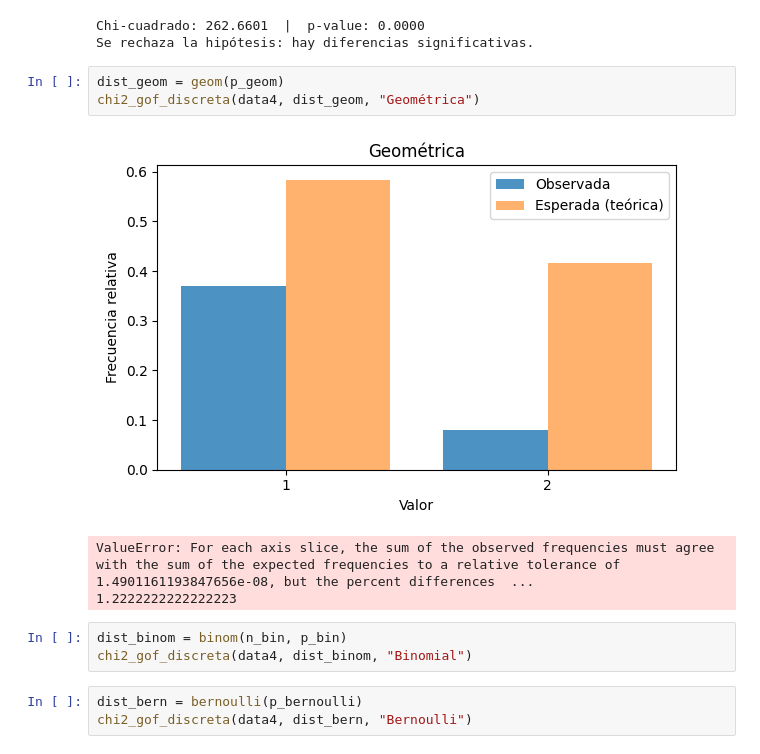
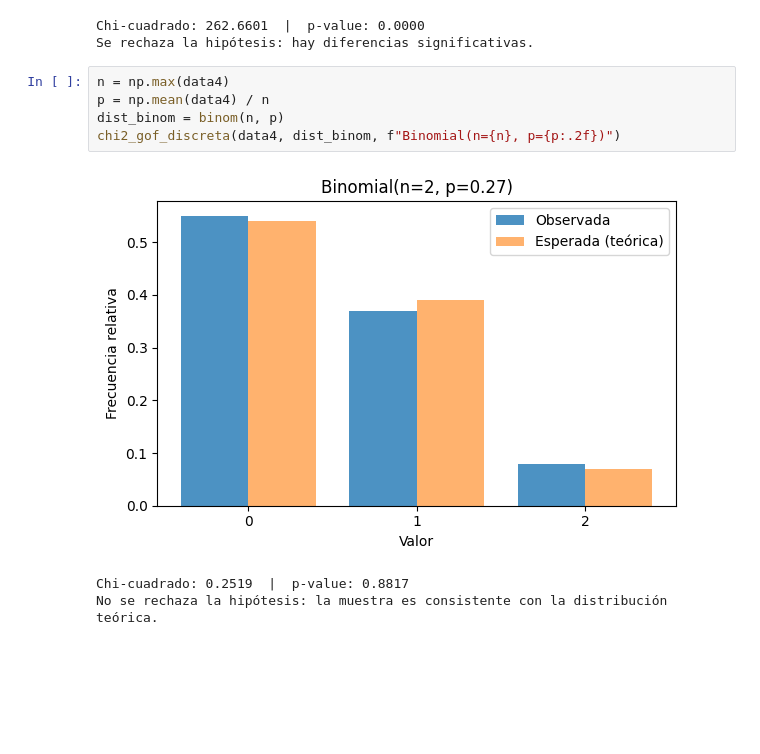
Before and after one commit to EdithOroche/IA, a Jupyter notebook: Distribuciones_Discretas_SS.ipynb, the cells around one changed output. Saved outputs shown, nothing was run; the diff lists cells and outputs as text; blank space fills up the shorter version.

```diff
--- a/Distribuciones_Discretas_SS.ipynb
+++ b/Distribuciones_Discretas_SS.ipynb
@@ -380,16 +372,12 @@ chi2_gof_discreta(data4, dist_pois, "Poisson")
 [figure]
 Chi-cuadrado: 262.6601  |  p-value: 0.0000
 Se rechaza la hipótesis: hay diferencias significativas.
-# %%
-dist_geom = geom(p_geom)
-chi2_gof_discreta(data4, dist_geom, "Geométrica")
-# %% [output]
-[figure, removed]
-ValueError: For each axis slice, the sum of the observed frequencies must agree with the sum of the expected frequencies to a relative tolerance of 1.4901161193847656e-08, but the percent differences  ...
-1.2222222222222223
-# %%
-dist_binom = binom(n_bin, p_bin)
-chi2_gof_discreta(data4, dist_binom, "Binomial")
-# %%
-dist_bern = bernoulli(p_bernoulli)
-chi2_gof_discreta(data4, dist_bern, "Bernoulli")
+# %%
+n = np.max(data4)
+p = np.mean(data4) / n
+dist_binom = binom(n, p)
+chi2_gof_discreta(data4, dist_binom, f"Binomial(n={n}, p={p:.2f})")
+# %% [output]
+[figure, added]
+Chi-cuadrado: 0.2519  |  p-value: 0.8817
+No se rechaza la hipótesis: la muestra es consistente con la distribución teórica.
```
Also changed, not shown: parts of 2 cells of this notebook.
